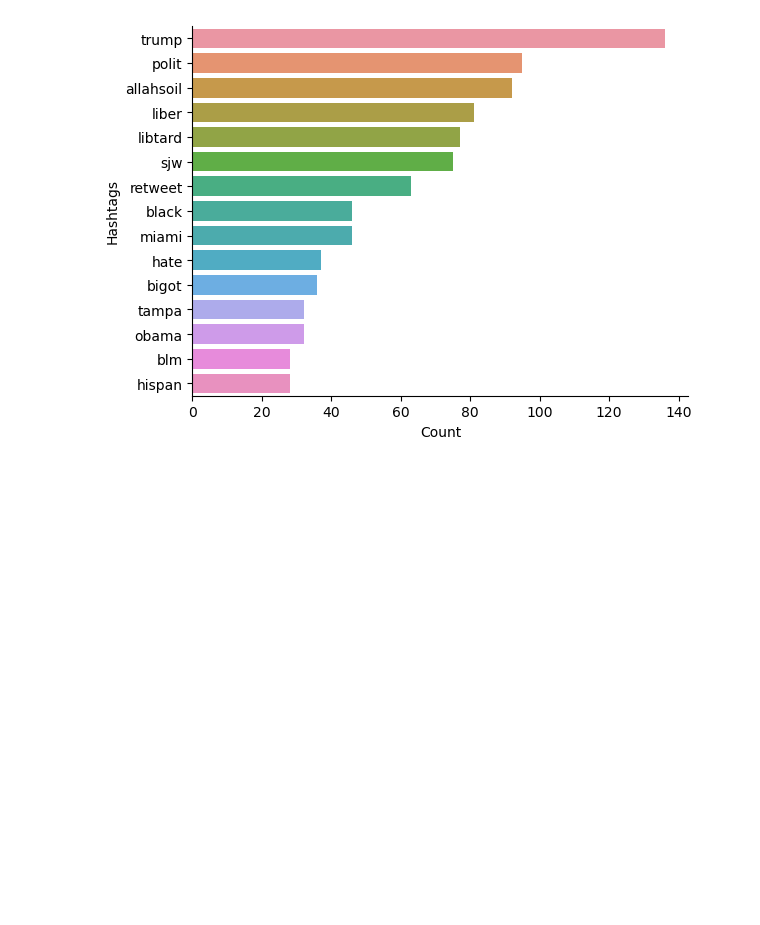
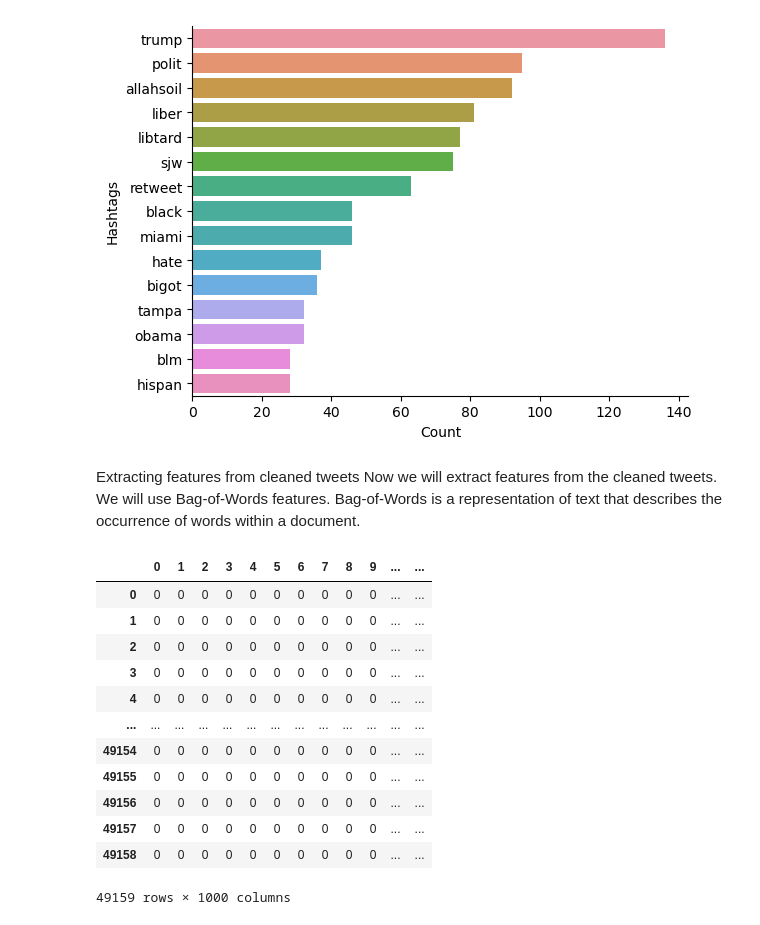
Before and after one commit to TedMwai/Text-Sentiment-Analysis, a Jupyter notebook: TwitterAnalysis.ipynb, the cells around one changed output. Drawn from its saved outputs; the diff is of its cells as text; code cells hidden in the pictures; blank space fills up the shorter version.

```diff
--- a/TwitterAnalysis.ipynb
+++ b/TwitterAnalysis.ipynb
@@ -344,3 +355,31 @@ sns.barplot(data=df_negative_plot,y='Hashtags',x='Count')
 sns.despine()
 # %% [output]
 [figure]
+# %% [markdown]
+Extracting features from cleaned tweets
+Now we will extract features from the cleaned tweets. We will use Bag-of-Words features. Bag-of-Words is a representation of text that describes the occurrence of words within a document.
+# %%
+from sklearn.feature_extraction.text import CountVectorizer
+
+bow_vectorizer = CountVectorizer(
+    max_df=0.90, min_df=2, max_features=1000, stop_words='english')
+
+bow = bow_vectorizer.fit_transform(combine['Tidy_Tweets'])
+
+df_bow = pd.DataFrame(bow.todense())
+
+df_bow
+# %% [output]
+|  | 0 | 1 | 2 | 3 | 4 | 5 | 6 | 7 | 8 | 9 | ... | ... |
+| 0 | 0 | 0 | 0 | 0 | 0 | 0 | 0 | 0 | 0 | 0 | ... | ... |
+| 1 | 0 | 0 | 0 | 0 | 0 | 0 | 0 | 0 | 0 | 0 | ... | ... |
+| 2 | 0 | 0 | 0 | 0 | 0 | 0 | 0 | 0 | 0 | 0 | ... | ... |
+| 3 | 0 | 0 | 0 | 0 | 0 | 0 | 0 | 0 | 0 | 0 | ... | ... |
+| 4 | 0 | 0 | 0 | 0 | 0 | 0 | 0 | 0 | 0 | 0 | ... | ... |
+| ... | ... | ... | ... | ... | ... | ... | ... | ... | ... | ... | ... | ... |
+| 49154 | 0 | 0 | 0 | 0 | 0 | 0 | 0 | 0 | 0 | 0 | ... | ... |
+| 49155 | 0 | 0 | 0 | 0 | 0 | 0 | 0 | 0 | 0 | 0 | ... | ... |
+| 49156 | 0 | 0 | 0 | 0 | 0 | 0 | 0 | 0 | 0 | 0 | ... | ... |
+| 49157 | 0 | 0 | 0 | 0 | 0 | 0 | 0 | 0 | 0 | 0 | ... | ... |
+| 49158 | 0 | 0 | 0 | 0 | 0 | 0 | 0 | 0 | 0 | 0 | ... | ... |
+49159 rows × 1000 columns
```
Also changed, not shown: parts of 61 cells of this notebook, 1 other file.
